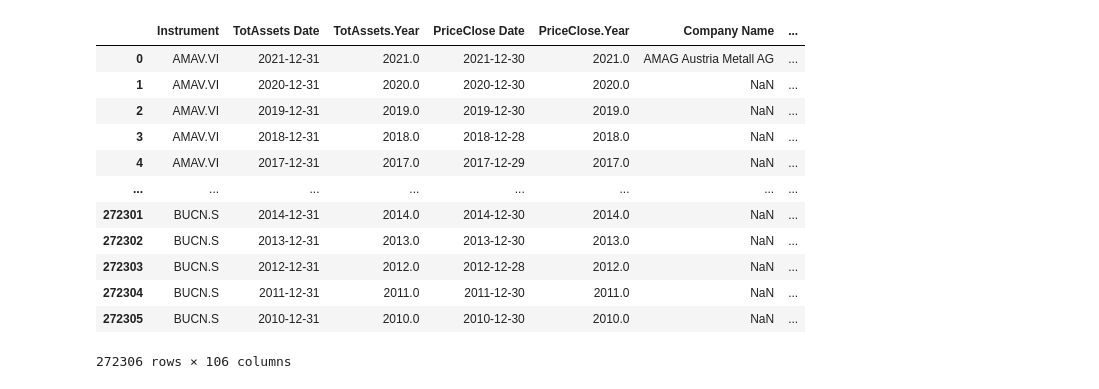
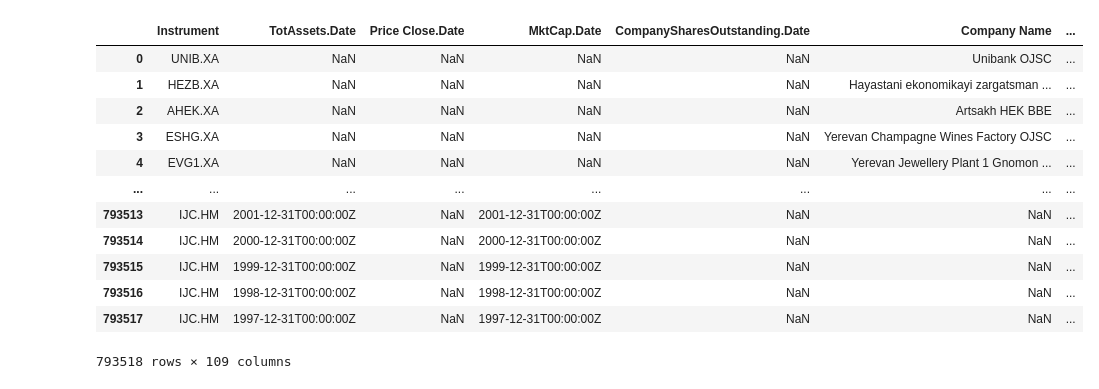
Before and after one commit to syalabi-seet/DataMining, a Jupyter notebook: merge.ipynb, the cells around one changed output. Saved outputs shown, nothing was run; the diff lists cells and outputs as text; code cells hidden in the pictures.

```diff
--- a/merge.ipynb
+++ b/merge.ipynb
@@ -5,17 +3,17 @@ from source.convert import eikon2wrds
 # %%
-eu_df = pd.read_csv("assets\Eikon\europe_data_matched.csv", low_memory=False)
-eu_df
+df = pd.read_csv(r"assets\Eikon\asia_data.csv", low_memory=False)
+df
 # %% [output]
-|  | Instrument | TotAssets Date | TotAssets.Year | PriceClose Date | PriceClose.Year | Company Name | ... |
-| 0 | AMAV.VI | 2021-12-31 | 2021.0 | 2021-12-30 | 2021.0 | AMAG Austria Metall AG | ... |
-| 1 | AMAV.VI | 2020-12-31 | 2020.0 | 2020-12-30 | 2020.0 | NaN | ... |
-| 2 | AMAV.VI | 2019-12-31 | 2019.0 | 2019-12-30 | 2019.0 | NaN | ... |
-| 3 | AMAV.VI | 2018-12-31 | 2018.0 | 2018-12-28 | 2018.0 | NaN | ... |
-| 4 | AMAV.VI | 2017-12-31 | 2017.0 | 2017-12-29 | 2017.0 | NaN | ... |
+|  | Instrument | TotAssets.Date | Price Close.Date | MktCap.Date | CompanySharesOutstanding.Date | Company Name | ... |
+| 0 | UNIB.XA | NaN | NaN | NaN | NaN | Unibank OJSC | ... |
+| 1 | HEZB.XA | NaN | NaN | NaN | NaN | Hayastani ekonomikayi zargatsman ... | ... |
+| 2 | AHEK.XA | NaN | NaN | NaN | NaN | Artsakh HEK BBE | ... |
+| 3 | ESHG.XA | NaN | NaN | NaN | NaN | Yerevan Champagne Wines Factory OJSC | ... |
+| 4 | EVG1.XA | NaN | NaN | NaN | NaN | Yerevan Jewellery Plant 1 Gnomon ... | ... |
 | ... | ... | ... | ... | ... | ... | ... | ... |
-| 272301 | BUCN.S | 2014-12-31 | 2014.0 | 2014-12-30 | 2014.0 | NaN | ... |
-| 272302 | BUCN.S | 2013-12-31 | 2013.0 | 2013-12-30 | 2013.0 | NaN | ... |
-| 272303 | BUCN.S | 2012-12-31 | 2012.0 | 2012-12-28 | 2012.0 | NaN | ... |
-| 272304 | BUCN.S | 2011-12-31 | 2011.0 | 2011-12-30 | 2011.0 | NaN | ... |
-| 272305 | BUCN.S | 2010-12-31 | 2010.0 | 2010-12-30 | 2010.0 | NaN | ... |
+| 793513 | IJC.HM | 2001-12-31T00:00:00Z | NaN | 2001-12-31T00:00:00Z | NaN | NaN | ... |
+| 793514 | IJC.HM | 2000-12-31T00:00:00Z | NaN | 2000-12-31T00:00:00Z | NaN | NaN | ... |
+| 793515 | IJC.HM | 1999-12-31T00:00:00Z | NaN | 1999-12-31T00:00:00Z | NaN | NaN | ... |
+| 793516 | IJC.HM | 1998-12-31T00:00:00Z | NaN | 1998-12-31T00:00:00Z | NaN | NaN | ... |
+| 793517 | IJC.HM | 1997-12-31T00:00:00Z | NaN | 1997-12-31T00:00:00Z | NaN | NaN | ... |
-272306 rows × 106 columns
+793518 rows × 109 columns
```
Also changed, not shown: parts of 5 cells of this notebook, 4 other files.
